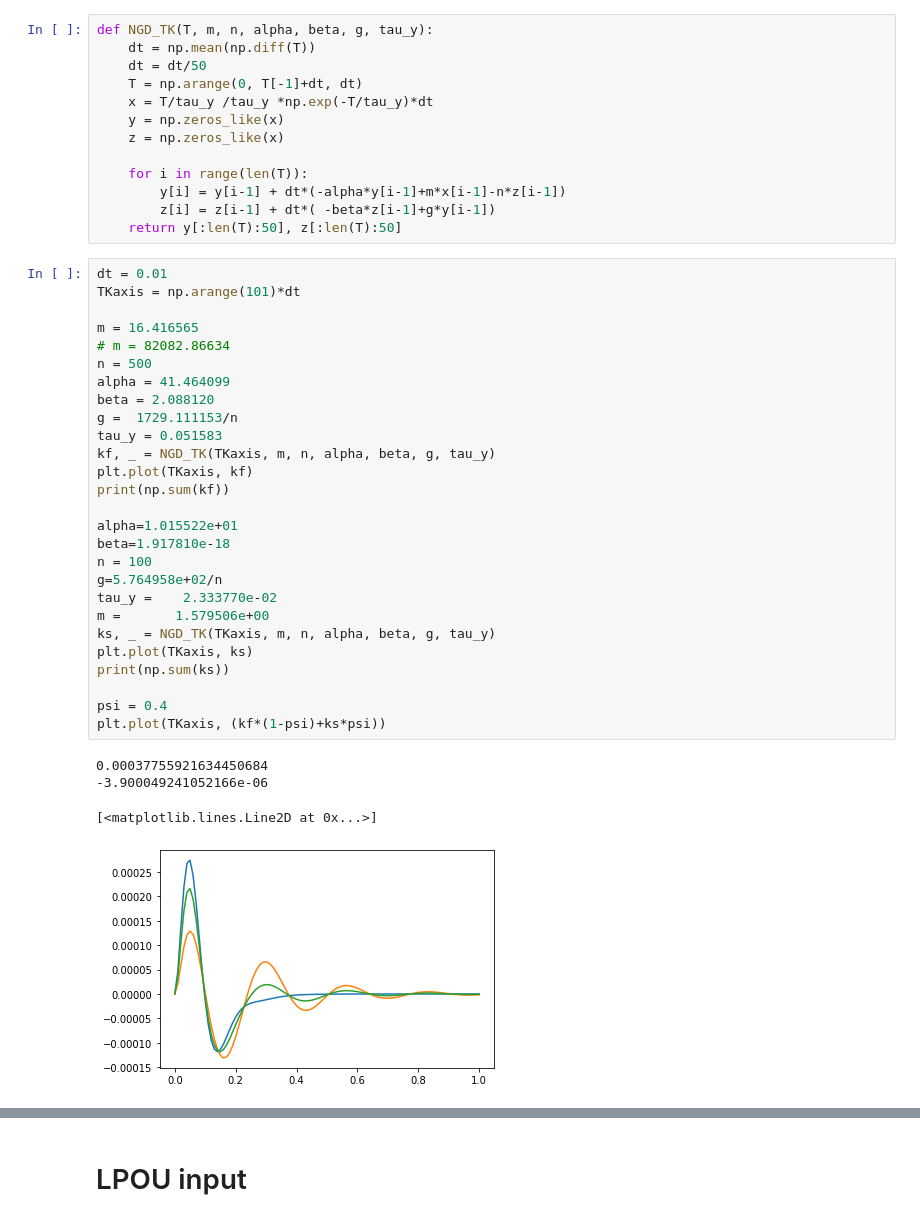
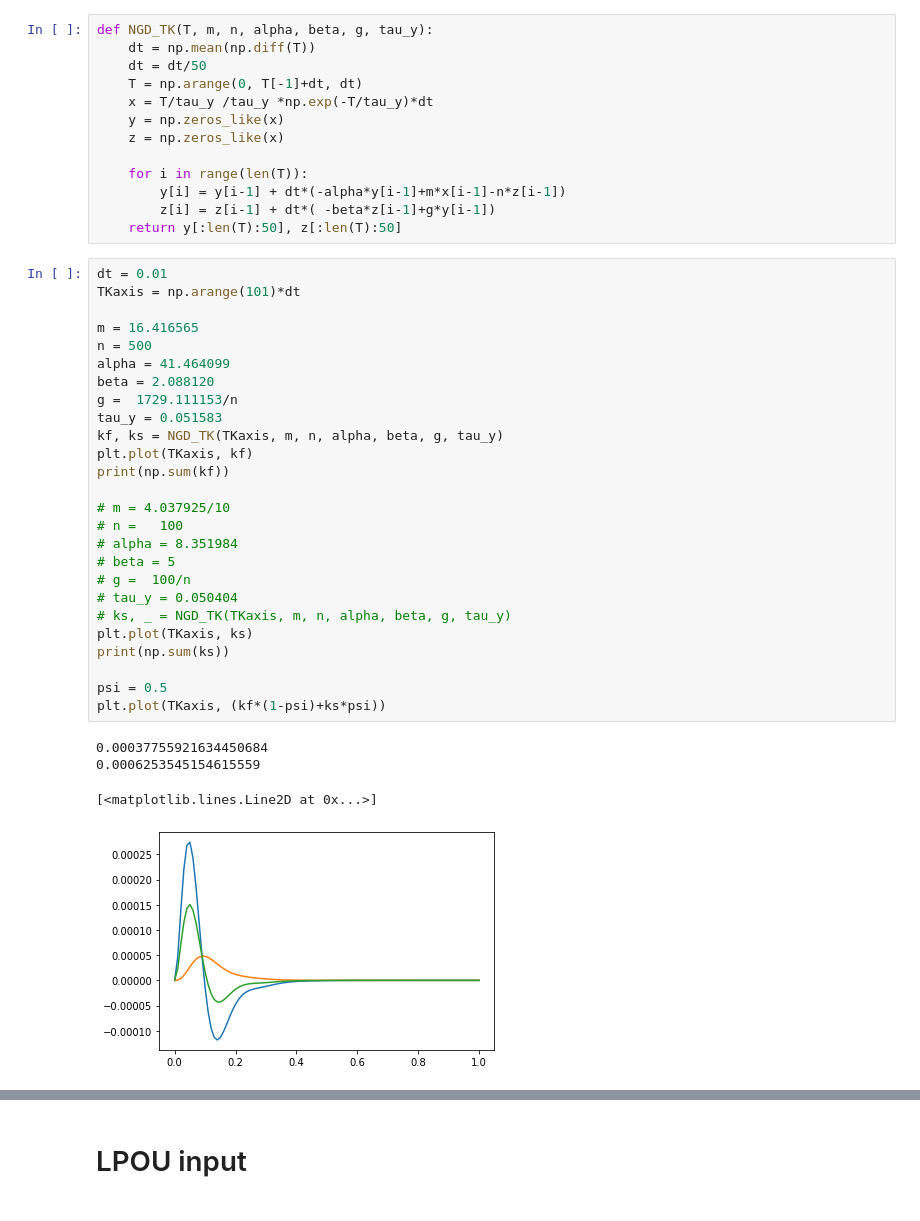
Before and after one commit to llincooi/retina_python, a Jupyter notebook: ContrastPaper/NotUseful/2NGDGC.ipynb, the cells around one changed output, grey strips where cells are left out. Drawn from its saved outputs; the diff is of its cells as text.

```diff
--- a/ContrastPaper/NotUseful/2NGDGC.ipynb
+++ b/ContrastPaper/NotUseful/2NGDGC.ipynb
@@ -41,35 +41,34 @@ def NGD_TK(T, m, n, alpha, beta, g, tau_y):
 # %%
 dt = 0.01
 TKaxis = np.arange(101)*dt
 
 m = 16.416565
-# m = 82082.86634
 n =	500
 alpha = 41.464099
 beta = 2.088120
 g =  1729.111153/n
 tau_y = 0.051583
-kf, _ = NGD_TK(TKaxis, m, n, alpha, beta, g, tau_y)
+kf, ks = NGD_TK(TKaxis, m, n, alpha, beta, g, tau_y)
 plt.plot(TKaxis, kf)
 print(np.sum(kf))
 
-alpha=1.015522e+01
-beta=1.917810e-18
-n = 100
-g=5.764958e+02/n
-tau_y =    2.333770e-02
-m =       1.579506e+00
-ks, _ = NGD_TK(TKaxis, m, n, alpha, beta, g, tau_y)
+# m = 4.037925/10
+# n =	100
+# alpha = 8.351984
+# beta = 5
+# g =  100/n
+# tau_y = 0.050404
+# ks, _ = NGD_TK(TKaxis, m, n, alpha, beta, g, tau_y)
 plt.plot(TKaxis, ks)
 print(np.sum(ks))
 
-psi = 0.4
+psi = 0.5
 plt.plot(TKaxis, (kf*(1-psi)+ks*psi))
 # %% [output]
 0.00037755921634450684
--3.900049241052166e-06
+0.0006253545154615559
 [<matplotlib.lines.Line2D at 0x...>]
-[figure, old version]
+[figure, new version]
 # %%
 def angular_gradient(x):
     diffx= np.gradient(x)
```
Also changed, not shown: parts of 15 cells of this notebook.
